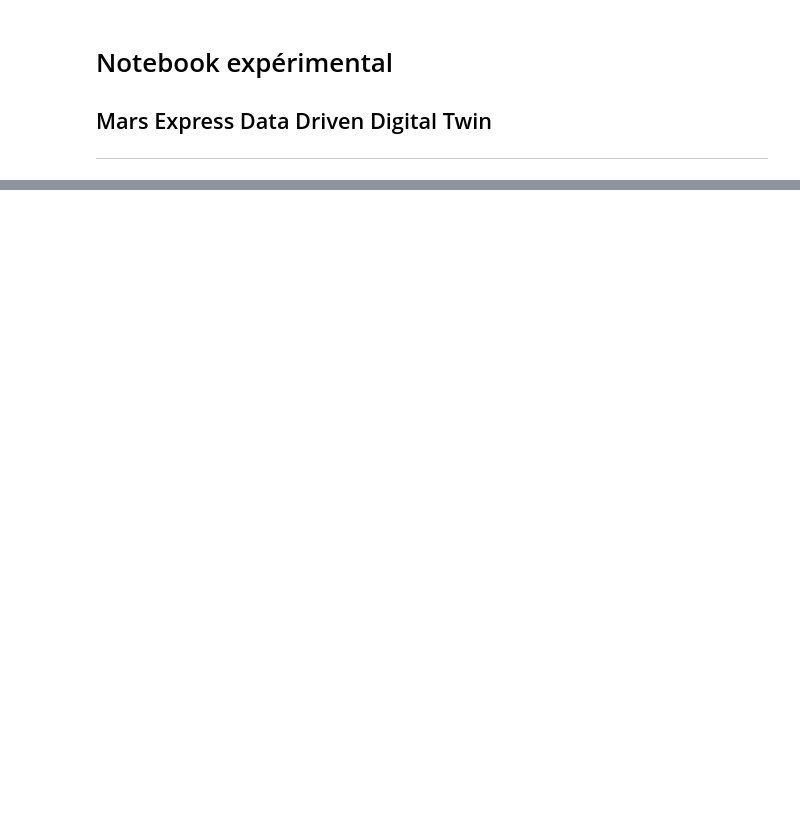
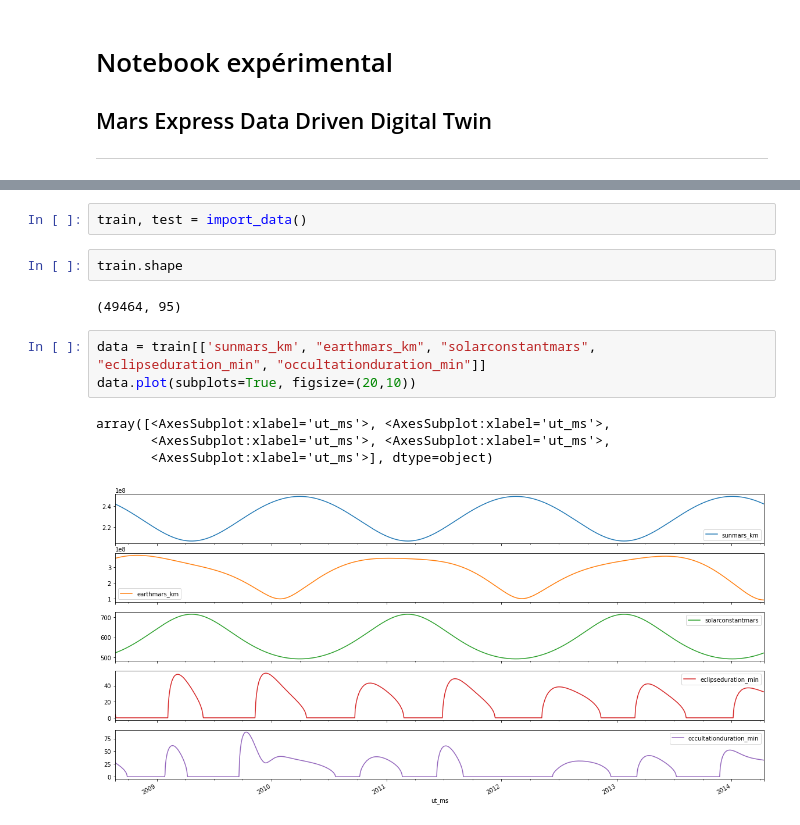
Before and after one commit to YamSok/MarsExpress, a Jupyter notebook: labo2.ipynb, the cells around one changed output, grey strips where cells are left out. Saved outputs shown, nothing was run; the diff lists cells and outputs as text; blank space fills up the shorter version.

```diff
--- a/labo2.ipynb
+++ b/labo2.ipynb
@@ -306,0 +15,14 @@ np.sqrt(np.mean((y_test.iloc[:,0] - predict[:,0])**2) / np.mean(predict[:,0]))
+# %%
+train, test = import_data()
+# %%
+train.shape
+# %% [output]
+(49464, 95)
+# %%
+data = train[['sunmars_km', "earthmars_km", "solarconstantmars", "eclipseduration_min", "occultationduration_min"]]
+data.plot(subplots=True, figsize=(20,10))
+# %% [output]
+array([<AxesSubplot:xlabel='ut_ms'>, <AxesSubplot:xlabel='ut_ms'>,
+       <AxesSubplot:xlabel='ut_ms'>, <AxesSubplot:xlabel='ut_ms'>,
+       <AxesSubplot:xlabel='ut_ms'>], dtype=object)
+[figure, added]
```
Also changed, not shown: parts of 40 cells of this notebook.
